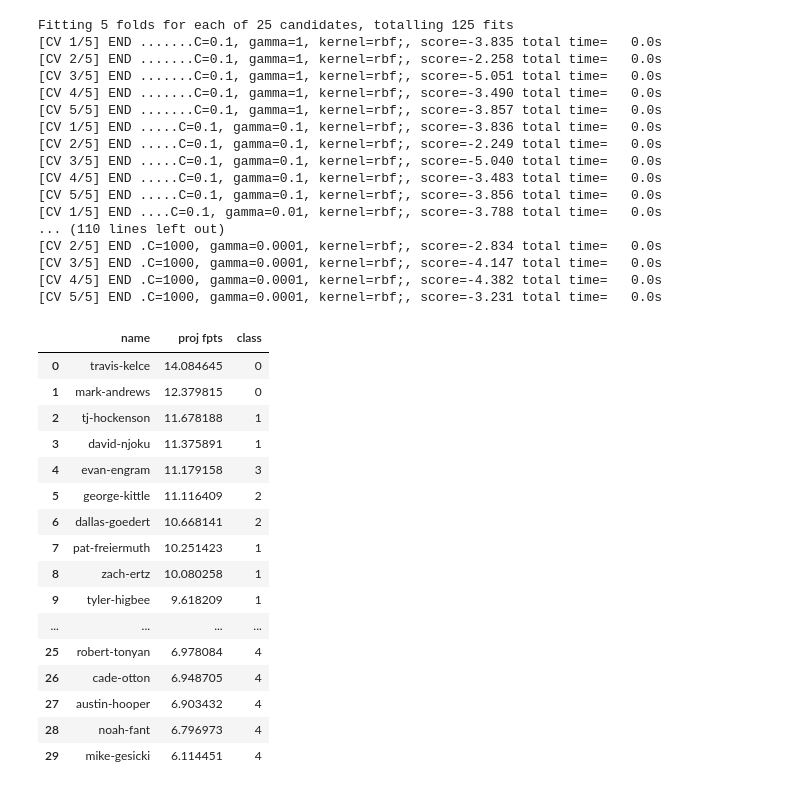
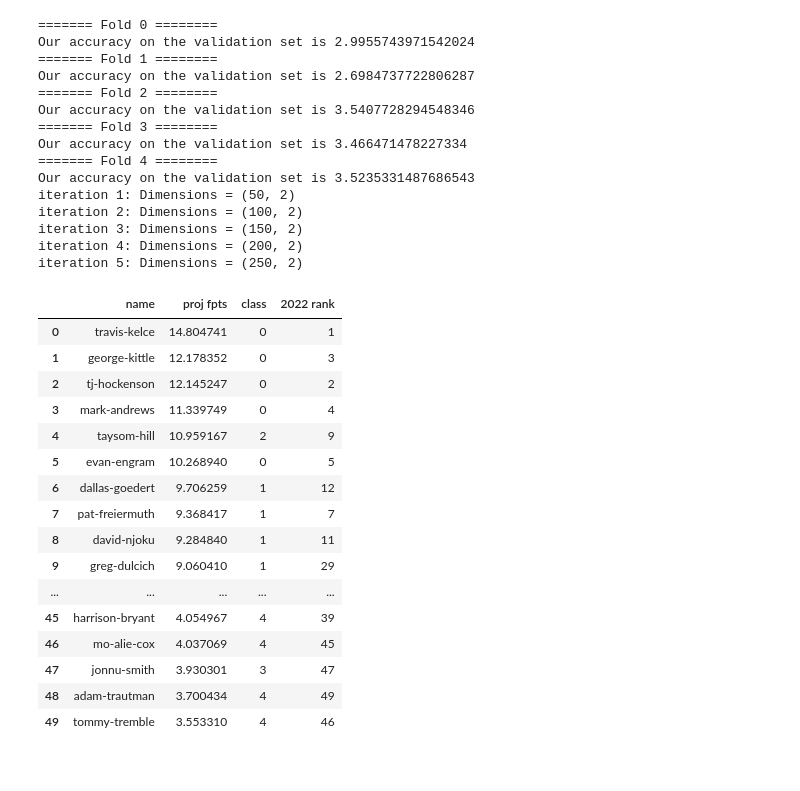
Before and after one commit to xander-abbott/fantasy_scrape, a Jupyter notebook: main_te.ipynb, the cells around one changed output. Drawn from its saved outputs; the diff is of its cells as text; code cells hidden in the pictures.

```diff
--- a/main_te.ipynb
+++ b/main_te.ipynb
@@ -187,0 +20,3 @@ Series([], Name: name, dtype: object)
+# %%
+results = run_svr_2023('te', 'PPR', pca=True)
+results['projections'].head(50)
@@ -188,38 +109,39 @@ Series([], Name: name, dtype: object)
 # %%
-res = model_2023('te', 'PPR', dists2020, dists2021, dists2022)
-res.head(50)
+dists2022 = results['2022_df']
+dists2021 = results['2021_df']
+dists2020 = results['2020_df']
+proj = xgb_2023('te', 'PPR', dists2020, dists2021, dists2022)
+proj.head(50)
 # %% [output]
-Fitting 5 folds for each of 25 candidates, totalling 125 fits
-[CV 1/5] END .......C=0.1, gamma=1, kernel=rbf;, score=-3.835 total time=   0.0s
-[CV 2/5] END .......C=0.1, gamma=1, kernel=rbf;, score=-2.258 total time=   0.0s
-[CV 3/5] END .......C=0.1, gamma=1, kernel=rbf;, score=-5.051 total time=   0.0s
-[CV 4/5] END .......C=0.1, gamma=1, kernel=rbf;, score=-3.490 total time=   0.0s
-[CV 5/5] END .......C=0.1, gamma=1, kernel=rbf;, score=-3.857 total time=   0.0s
-[CV 1/5] END .....C=0.1, gamma=0.1, kernel=rbf;, score=-3.836 total time=   0.0s
-[CV 2/5] END .....C=0.1, gamma=0.1, kernel=rbf;, score=-2.249 total time=   0.0s
-[CV 3/5] END .....C=0.1, gamma=0.1, kernel=rbf;, score=-5.040 total time=   0.0s
-[CV 4/5] END .....C=0.1, gamma=0.1, kernel=rbf;, score=-3.483 total time=   0.0s
-[CV 5/5] END .....C=0.1, gamma=0.1, kernel=rbf;, score=-3.856 total time=   0.0s
-[CV 1/5] END ....C=0.1, gamma=0.01, kernel=rbf;, score=-3.788 total time=   0.0s
-... (110 lines left out)
-[CV 2/5] END .C=1000, gamma=0.0001, kernel=rbf;, score=-2.834 total time=   0.0s
-[CV 3/5] END .C=1000, gamma=0.0001, kernel=rbf;, score=-4.147 total time=   0.0s
-[CV 4/5] END .C=1000, gamma=0.0001, kernel=rbf;, score=-4.382 total time=   0.0s
-[CV 5/5] END .C=1000, gamma=0.0001, kernel=rbf;, score=-3.231 total time=   0.0s
+======= Fold 0 ========
+Our accuracy on the validation set is 2.9955743971542024
+======= Fold 1 ========
+Our accuracy on the validation set is 2.6984737722806287
+======= Fold 2 ========
+Our accuracy on the validation set is 3.5407728294548346
+======= Fold 3 ========
+Our accuracy on the validation set is 3.466471478227334
+======= Fold 4 ========
+Our accuracy on the validation set is 3.5235331487686543
+iteration 1: Dimensions = (50, 2)
+iteration 2: Dimensions = (100, 2)
+iteration 3: Dimensions = (150, 2)
+iteration 4: Dimensions = (200, 2)
+iteration 5: Dimensions = (250, 2)
-|  | name | proj fpts | class |
-| 0 | travis-kelce | 14.084645 | 0 |
-| 1 | mark-andrews | 12.379815 | 0 |
-| 2 | tj-hockenson | 11.678188 | 1 |
-| 3 | david-njoku | 11.375891 | 1 |
-| 4 | evan-engram | 11.179158 | 3 |
-| 5 | george-kittle | 11.116409 | 2 |
-| 6 | dallas-goedert | 10.668141 | 2 |
-| 7 | pat-freiermuth | 10.251423 | 1 |
-| 8 | zach-ertz | 10.080258 | 1 |
-| 9 | tyler-higbee | 9.618209 | 1 |
-| ... | ... | ... | ... |
-| 25 | robert-tonyan | 6.978084 | 4 |
-| 26 | cade-otton | 6.948705 | 4 |
-| 27 | austin-hooper | 6.903432 | 4 |
-| 28 | noah-fant | 6.796973 | 4 |
-| 29 | mike-gesicki | 6.114451 | 4 |
+|  | name | proj fpts | class | 2022 rank |
+| 0 | travis-kelce | 14.804741 | 0 | 1 |
+| 1 | george-kittle | 12.178352 | 0 | 3 |
+| 2 | tj-hockenson | 12.145247 | 0 | 2 |
+| 3 | mark-andrews | 11.339749 | 0 | 4 |
+| 4 | taysom-hill | 10.959167 | 2 | 9 |
+| 5 | evan-engram | 10.268940 | 0 | 5 |
+| 6 | dallas-goedert | 9.706259 | 1 | 12 |
+| 7 | pat-freiermuth | 9.368417 | 1 | 7 |
+| 8 | david-njoku | 9.284840 | 1 | 11 |
+| 9 | greg-dulcich | 9.060410 | 1 | 29 |
+| ... | ... | ... | ... | ... |
+| 45 | harrison-bryant | 4.054967 | 4 | 39 |
+| 46 | mo-alie-cox | 4.037069 | 4 | 45 |
+| 47 | jonnu-smith | 3.930301 | 3 | 47 |
+| 48 | adam-trautman | 3.700434 | 4 | 49 |
+| 49 | tommy-tremble | 3.553310 | 4 | 46 |
```
Also changed, not shown: parts of 12 cells of this notebook, 8 other files.
